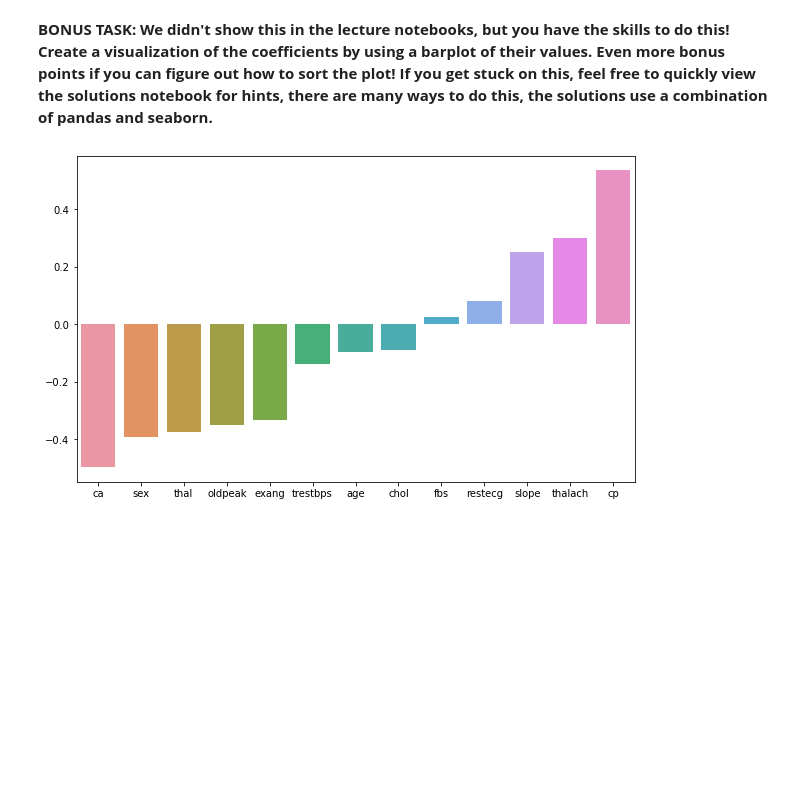
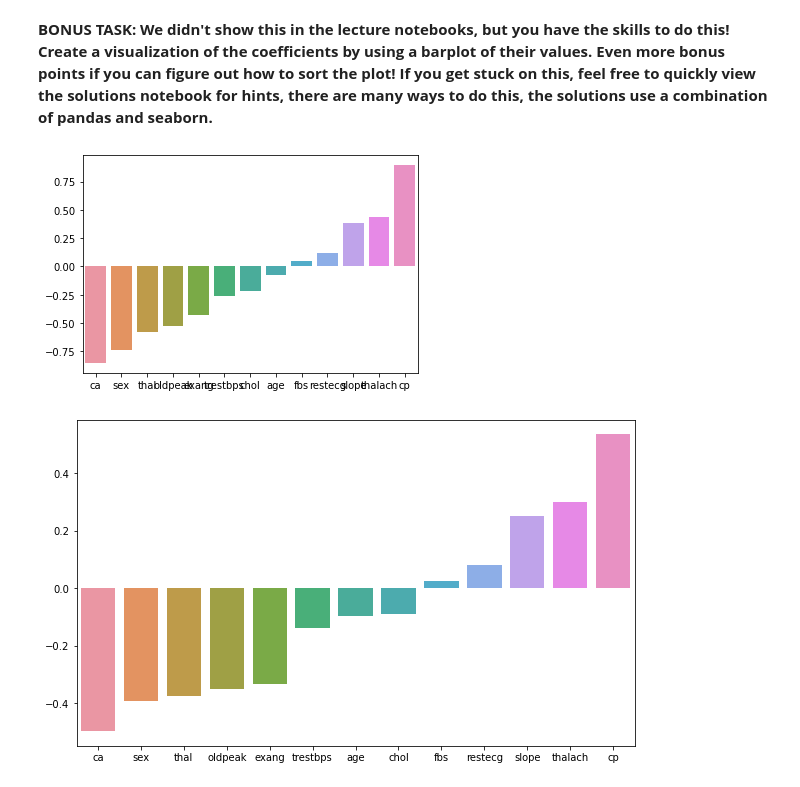
Before and after one commit to Onixxx-b/intellectual_analysis_labs, a Jupyter notebook: 1-logistic-regression/[Lab] Logistic-Regression.ipynb, the cells around one changed output. Cells and saved outputs as stored; diff of their text form; code cells hidden in the pictures; blank space fills up the shorter version.

```diff
--- a/1-logistic-regression/[Lab] Logistic-Regression.ipynb
+++ b/1-logistic-regression/[Lab] Logistic-Regression.ipynb
@@ -291,3 +289,9 @@ array([[-0.07200459, -0.73512355,  0.89380134, -0.26263404, -0.21252883,
+# %%
+coef = pd.Series(data=log_model.coef_[0], index=X.columns)
+coef = coef.sort_values()
+sns.barplot(x=coef.index, y=coef.values);
+# %% [output]
+[figure, added]
 # %%
 # %% [output]
 [figure]
```
Also changed, not shown: parts of 1 cell of this notebook.
